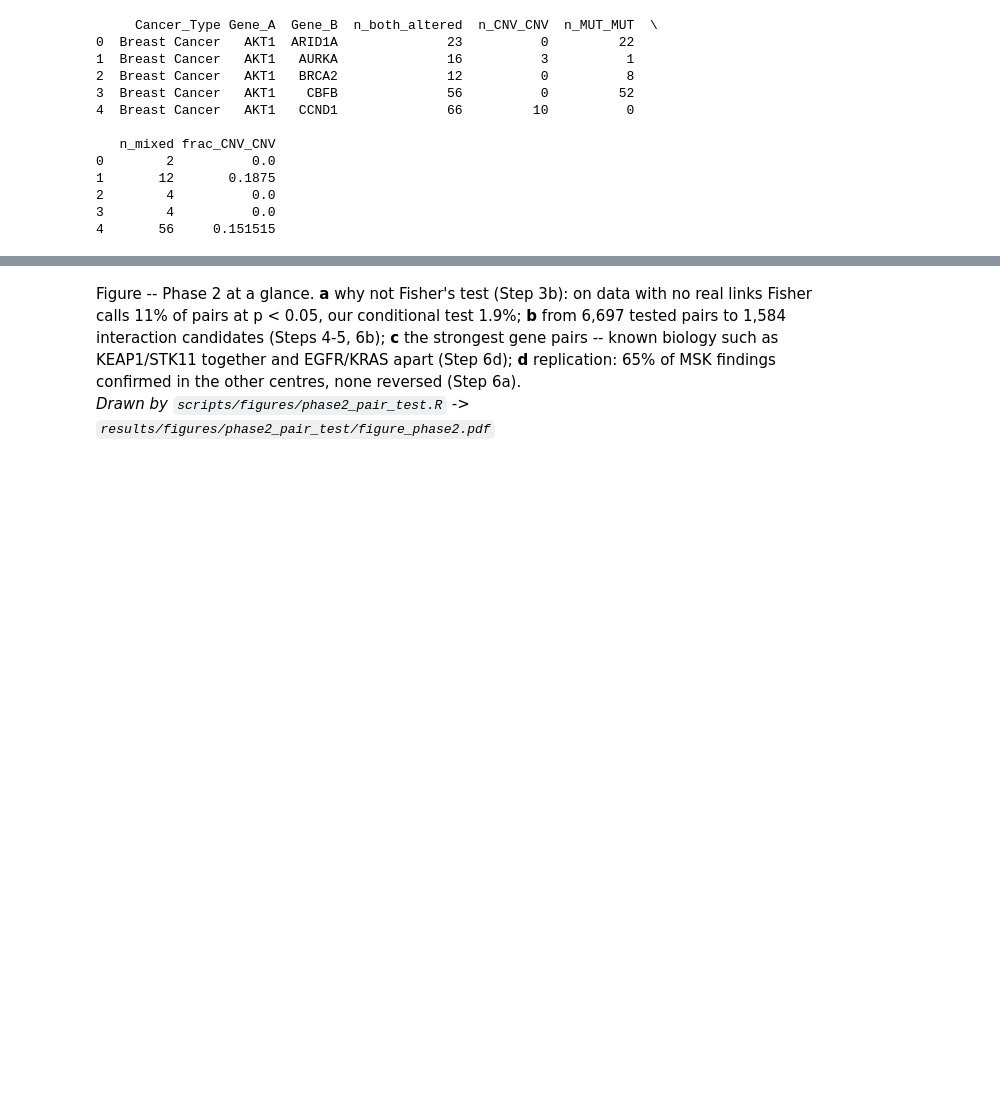
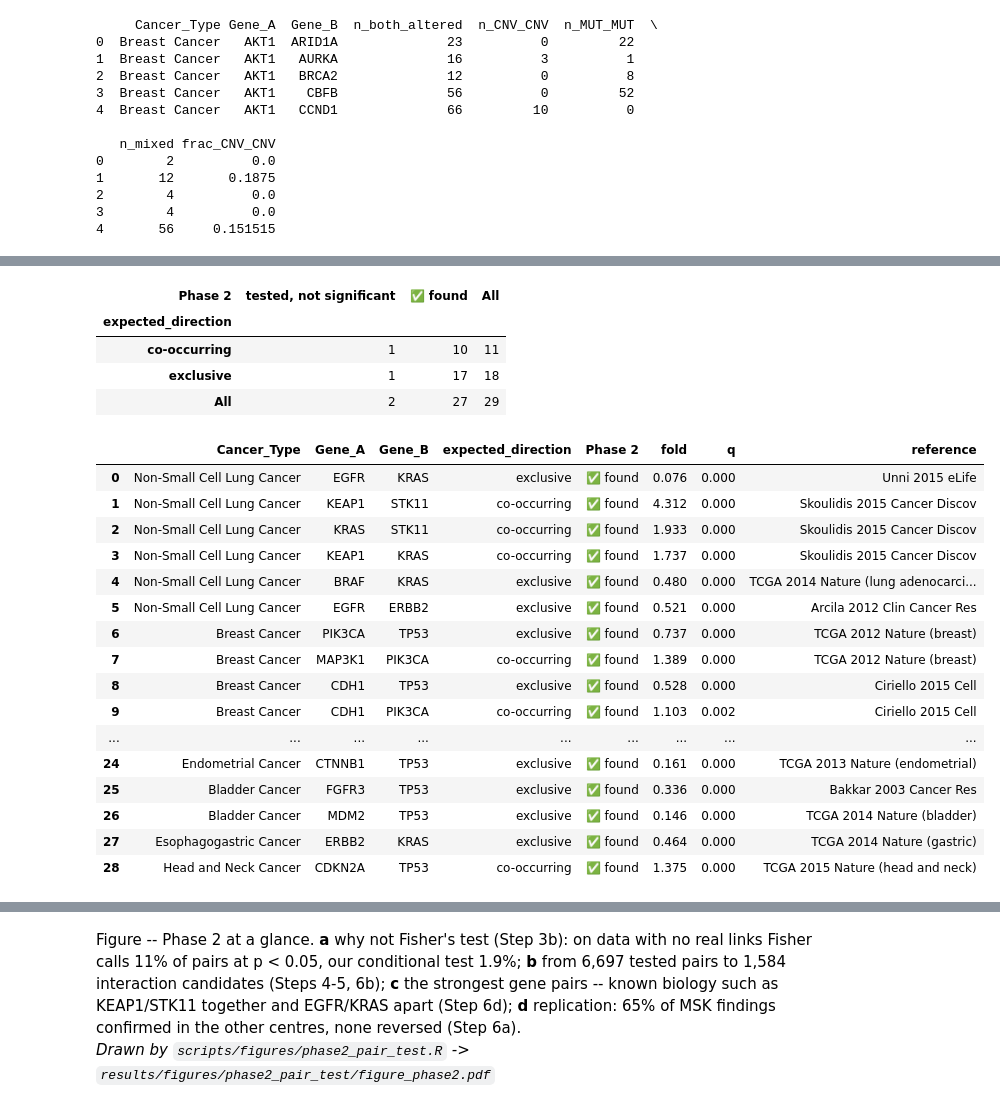
Before and after one commit to Wlimni/Learning-Cancer-Mutation-Landscapes-from-Large-Scale-Mutation-Testing-Data-fyp, a Jupyter notebook: notebooks/02_phase2_comutation_matrix.ipynb, the cells around one changed output, grey strips where cells are left out. Cells and saved outputs as stored; diff of their text form; code cells hidden in the pictures; blank space fills up the shorter version.

```diff
--- a/notebooks/02_phase2_comutation_matrix.ipynb
+++ b/notebooks/02_phase2_comutation_matrix.ipynb
@@ -1287,18 +1271,27 @@ funnel
 # %%
-known_pairs = [
-    ("Non-Small Cell Lung Cancer", "KRAS", "EGFR"),
-    ("Colorectal Cancer", "KRAS", "BRAF"),
-    ("Breast Cancer", "PIK3CA", "PTEN"),
-]
+tb = pd.read_csv(DATA_DIR / "curated" / "textbook_pairs.csv")
 
-for cancer_type, gene_a, gene_b in known_pairs:
-    match = comutation_pairs[
-        (comutation_pairs["Cancer_Type"] == cancer_type)
-        & (comutation_pairs["Gene_A"].isin([gene_a, gene_b]))
-        & (comutation_pairs["Gene_B"].isin([gene_a, gene_b]))
-    ]
-    print(cancer_type, gene_a, "vs", gene_b)
-    print(match[["n_both_altered", "expected_both", "n_A_only", "n_B_only", "n_neither",
-                 "fold_enrichment", "direction", "p_value", "q_value"]])
-    print()
+
+def phase2_verdict(r):
+    """Phase 2's result for one published pair (either gene order)."""
+    m = comutation_pairs[(comutation_pairs["Cancer_Type"] == r.Cancer_Type)
+                         & (((comutation_pairs["Gene_A"] == r.Gene_A) & (comutation_pairs["Gene_B"] == r.Gene_B))
+                            | ((comutation_pairs["Gene_A"] == r.Gene_B) & (comutation_pairs["Gene_B"] == r.Gene_A)))]
+    if m.empty:
+        return "not tested", np.nan, np.nan
+    m = m.iloc[0]
+    if m["q_value"] >= 0.05:
+        verdict = "tested, not significant"
+    elif m["direction"] != r.expected_direction:
+        verdict = "significant, OPPOSITE direction"
+    elif not m["interaction_candidate"]:
+        verdict = "removed: one shared DNA event"
+    else:
+        verdict = "✅ found"
+    return verdict, m["fold_enrichment"], m["q_value"]
+
+
+known = tb.assign(**dict(zip(["Phase 2", "fold", "q"], zip(*[phase2_verdict(r) for r in tb.itertuples()]))))
+display(pd.crosstab(known["expected_direction"], known["Phase 2"], margins=True))
+known[["Cancer_Type", "Gene_A", "Gene_B", "expected_direction", "Phase 2", "fold", "q", "reference"]].round(3)
 # %% [output]
@@ -1325 +1298,23 @@ Breast Cancer PIK3CA vs PTEN
+| Phase 2 | tested, not significant | ✅ found | All |
+| expected_direction |  |  |  |
+| co-occurring | 1 | 10 | 11 |
+| exclusive | 1 | 17 | 18 |
+| All | 2 | 27 | 29 |
+|  | Cancer_Type | Gene_A | Gene_B | expected_direction | Phase 2 | fold | q | reference |
+| 0 | Non-Small Cell Lung Cancer | EGFR | KRAS | exclusive | ✅ found | 0.076 | 0.000 | Unni 2015 eLife |
+| 1 | Non-Small Cell Lung Cancer | KEAP1 | STK11 | co-occurring | ✅ found | 4.312 | 0.000 | Skoulidis 2015 Cancer Discov |
+| 2 | Non-Small Cell Lung Cancer | KRAS | STK11 | co-occurring | ✅ found | 1.933 | 0.000 | Skoulidis 2015 Cancer Discov |
+| 3 | Non-Small Cell Lung Cancer | KEAP1 | KRAS | co-occurring | ✅ found | 1.737 | 0.000 | Skoulidis 2015 Cancer Discov |
+| 4 | Non-Small Cell Lung Cancer | BRAF | KRAS | exclusive | ✅ found | 0.480 | 0.000 | TCGA 2014 Nature (lung adenocarci... |
+| 5 | Non-Small Cell Lung Cancer | EGFR | ERBB2 | exclusive | ✅ found | 0.521 | 0.000 | Arcila 2012 Clin Cancer Res |
+| 6 | Breast Cancer | PIK3CA | TP53 | exclusive | ✅ found | 0.737 | 0.000 | TCGA 2012 Nature (breast) |
+| 7 | Breast Cancer | MAP3K1 | PIK3CA | co-occurring | ✅ found | 1.389 | 0.000 | TCGA 2012 Nature (breast) |
+| 8 | Breast Cancer | CDH1 | TP53 | exclusive | ✅ found | 0.528 | 0.000 | Ciriello 2015 Cell |
+| 9 | Breast Cancer | CDH1 | PIK3CA | co-occurring | ✅ found | 1.103 | 0.002 | Ciriello 2015 Cell |
+| ... | ... | ... | ... | ... | ... | ... | ... | ... |
+| 24 | Endometrial Cancer | CTNNB1 | TP53 | exclusive | ✅ found | 0.161 | 0.000 | TCGA 2013 Nature (endometrial) |
+| 25 | Bladder Cancer | FGFR3 | TP53 | exclusive | ✅ found | 0.336 | 0.000 | Bakkar 2003 Cancer Res |
+| 26 | Bladder Cancer | MDM2 | TP53 | exclusive | ✅ found | 0.146 | 0.000 | TCGA 2014 Nature (bladder) |
+| 27 | Esophagogastric Cancer | ERBB2 | KRAS | exclusive | ✅ found | 0.464 | 0.000 | TCGA 2014 Nature (gastric) |
+| 28 | Head and Neck Cancer | CDKN2A | TP53 | co-occurring | ✅ found | 1.375 | 0.000 | TCGA 2015 Nature (head and neck) |
 # %% [markdown]
```
Also changed, not shown: parts of 35 cells of this notebook, 54 other files.
